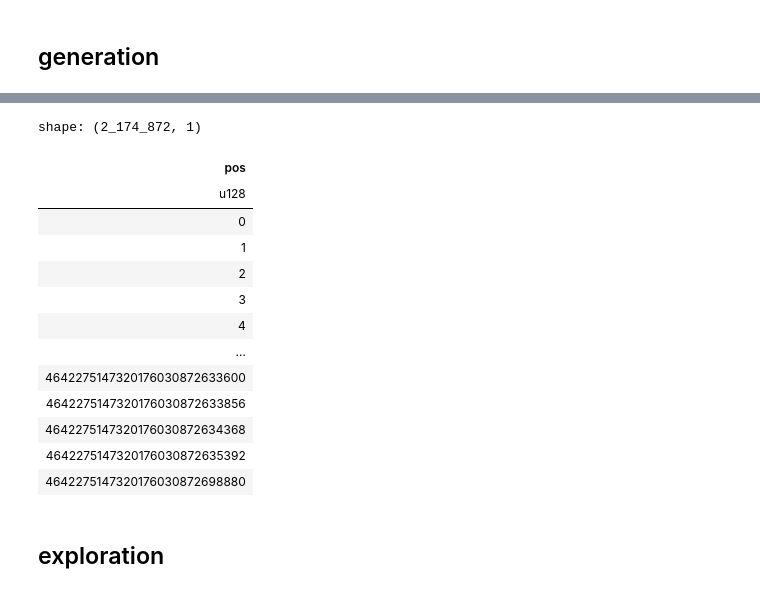
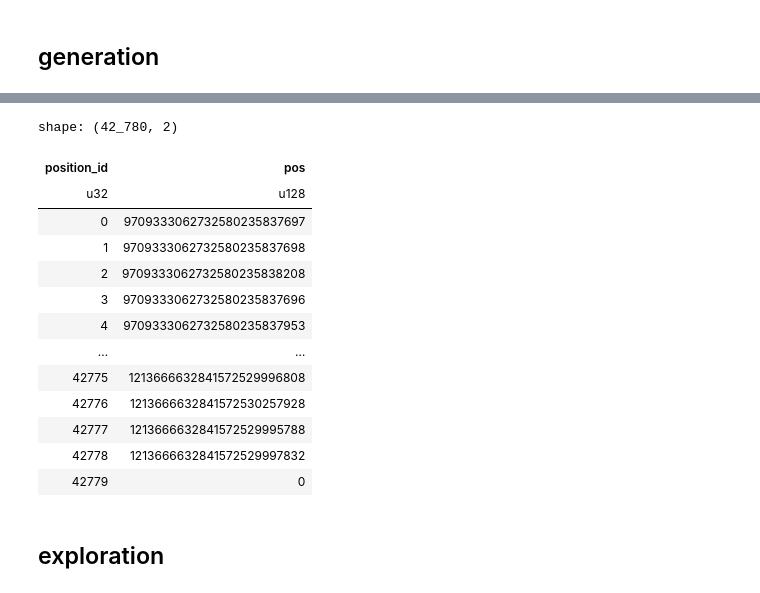
Before and after one commit to movpasd/pawncounter, a Jupyter notebook: Main.ipynb, the cells around one changed output, grey strips where cells are left out. Drawn from its saved outputs; the diff is of its cells as text; code cells hidden in the pictures.

```diff
--- a/Main.ipynb
+++ b/Main.ipynb
@@ -24,7 +33,7 @@ If the board is smaller than 8x8, the board crops around bottom-left square for
 (so the bottom-left square remains a1), and the unused squares are empty.
 """
 
-BOARD_WIDTH = 4
+BOARD_WIDTH = 3
 BOARD_DEPTH = 4
 
 assert 0 <= BOARD_WIDTH <= 8
@@ -256,8 +288,12 @@ def explore_transitions(start: Position) -> pl.DataFrame:
         if starts:
             chunks.append(
                 pl.DataFrame(
-                    {"start_pos": starts, "end_pos": ends,
-                     "moving_pawn": pawns, "transition_type": kinds},
+                    {
+                        "start_pos": starts,
+                        "end_pos": ends,
+                        "moving_pawn": pawns,
+                        "transition_type": kinds,
+                    },
                     schema=schema,
                 ).with_columns(transition_depth=pl.lit(depth, dtype=pl.UInt8))
             )
@@ -267,12 +303,13 @@ def explore_transitions(start: Position) -> pl.DataFrame:
     return pl.concat(chunks, rechunk=False)
 
 
-if not Path("./transitions.tmp.parquet").exists():
-    _transitions = explore_transitions(init_position())
-    _transitions.write_parquet("transitions.tmp.parquet")
-    del _transitions
-transitions = pl.read_parquet("transitions.tmp.parquet")
+@cached_frame("transitions")
+def _transitions() -> pl.DataFrame:
+    return explore_transitions(init_position())
+
+
+transitions = _transitions()
 print(transitions.schema)
-transitions.head(100)
+transitions
 # %% [output]
 Schema({'start_pos': UInt128, 'end_pos': UInt128, 'moving_pawn': UInt8, 'transition_type': Enum(categories=['A', 'CQ', 'CK', 'R']), 'transition_depth': UInt8})
@@ -293,31 +330,33 @@ shape: (100, 5)
 # %%
-positions = (
-    pl.concat(
-        [
-            transitions.lazy().select(pos="start_pos"),
-            transitions.lazy().select(pos="end_pos"),
-        ]
-    )
-    .select(pl.col("pos").unique().sort())
-    .collect()
+def extract_positions(transitions: pl.DataFrame) -> pl.DataFrame:
+    return (
+        pl.concat(
+            [
+                transitions.lazy().select(pos="start_pos"),
+                transitions.lazy().select(pos="end_pos"),
+            ]
+        )
+        .select(pl.col("pos").unique(maintain_order=True))
+        .collect()
 )
 
+positions = extract_positions(transitions).with_row_index("position_id")
 positions
 # %% [output]
-shape: (2_174_872, 1)
+shape: (42_780, 2)
-| pos |
-| u128 |
-| 0 |
-| 1 |
-| 2 |
-| 3 |
-| 4 |
-| … |
-| 4642275147320176030872633600 |
-| 4642275147320176030872633856 |
-| 4642275147320176030872634368 |
-| 4642275147320176030872635392 |
-| 4642275147320176030872698880 |
+| position_id | pos |
+| u32 | u128 |
+| 0 | 9709333062732580235837697 |
+| 1 | 9709333062732580235837698 |
+| 2 | 9709333062732580235838208 |
+| 3 | 9709333062732580235837696 |
+| 4 | 9709333062732580235837953 |
+| … | … |
+| 42775 | 1213666632841572529996808 |
+| 42776 | 1213666632841572530257928 |
+| 42777 | 1213666632841572529995788 |
+| 42778 | 1213666632841572529997832 |
+| 42779 | 0 |
 # %% [markdown]
 ## exploration
 # %% [markdown]
```
Also changed, not shown: parts of 9 cells of this notebook, 2 other files.
